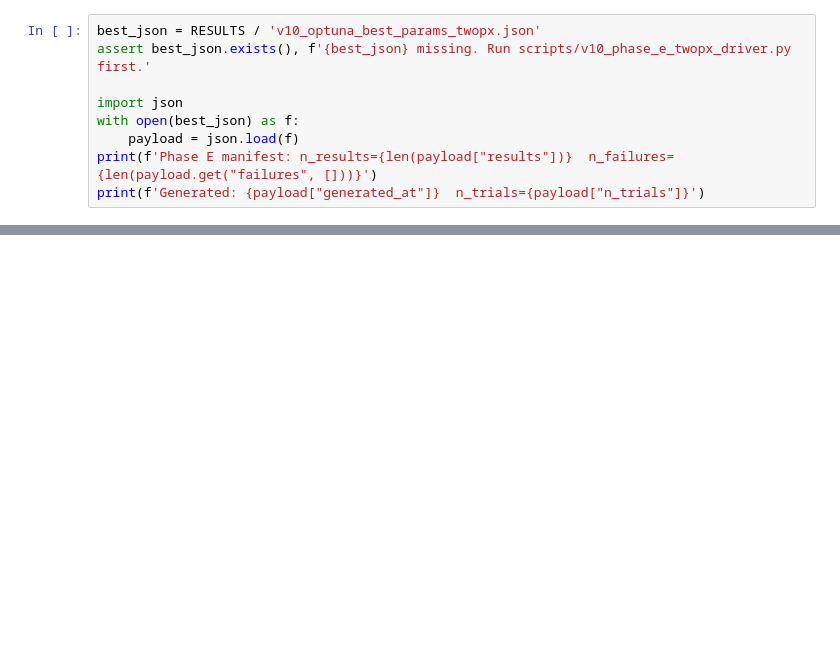
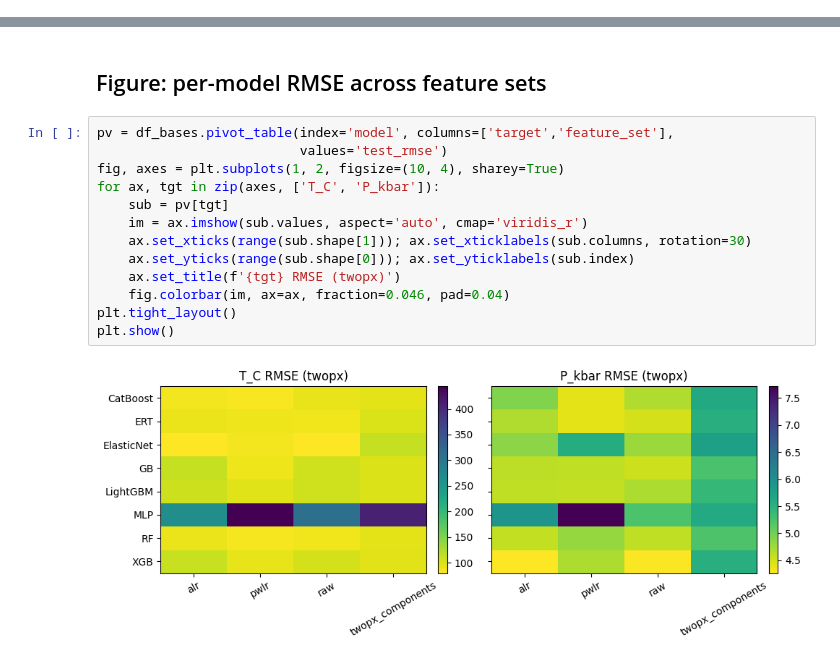
Before and after one commit to NoisySnooper/Orthopyroxene-ML-Project, a Jupyter notebook: notebooks/nb03_twopx_baseline_models.ipynb, the cells around one changed output, grey strips where cells are left out. Drawn from its saved outputs; the diff is of its cells as text; blank space fills up the shorter version.

```diff
--- a/notebooks/nb03_twopx_baseline_models.ipynb
+++ b/notebooks/nb03_twopx_baseline_models.ipynb
@@ -37,12 +19,3 @@ import pandas as pd
 from config import RESULTS
 pd.set_option('display.width', 200)
 pd.set_option('display.max_columns', 50)
-# %%
-best_json = RESULTS / 'v10_optuna_best_params_twopx.json'
-assert best_json.exists(), f'{best_json} missing. Run scripts/v10_phase_e_twopx_driver.py first.'
-
-import json
-with open(best_json) as f:
-    payload = json.load(f)
-print(f'Phase E manifest: n_results={len(payload["results"])}  n_failures={len(payload.get("failures", []))}')
-print(f'Generated: {payload["generated_at"]}  n_trials={payload["n_trials"]}')
@@ -76,0 +98,17 @@ best_ens.round(3)
+# %% [markdown]
+## Figure: per-model RMSE across feature sets
+# %%
+pv = df_bases.pivot_table(index='model', columns=['target','feature_set'],
+                          values='test_rmse')
+fig, axes = plt.subplots(1, 2, figsize=(10, 4), sharey=True)
+for ax, tgt in zip(axes, ['T_C', 'P_kbar']):
+    sub = pv[tgt]
+    im = ax.imshow(sub.values, aspect='auto', cmap='viridis_r')
+    ax.set_xticks(range(sub.shape[1])); ax.set_xticklabels(sub.columns, rotation=30)
+    ax.set_yticks(range(sub.shape[0])); ax.set_yticklabels(sub.index)
+    ax.set_title(f'{tgt} RMSE (twopx)')
+    fig.colorbar(im, ax=ax, fraction=0.046, pad=0.04)
+plt.tight_layout()
+plt.show()
+# %% [output]
+[figure, added]
```
Also changed, not shown: parts of 19 cells of this notebook, 6 other files.
